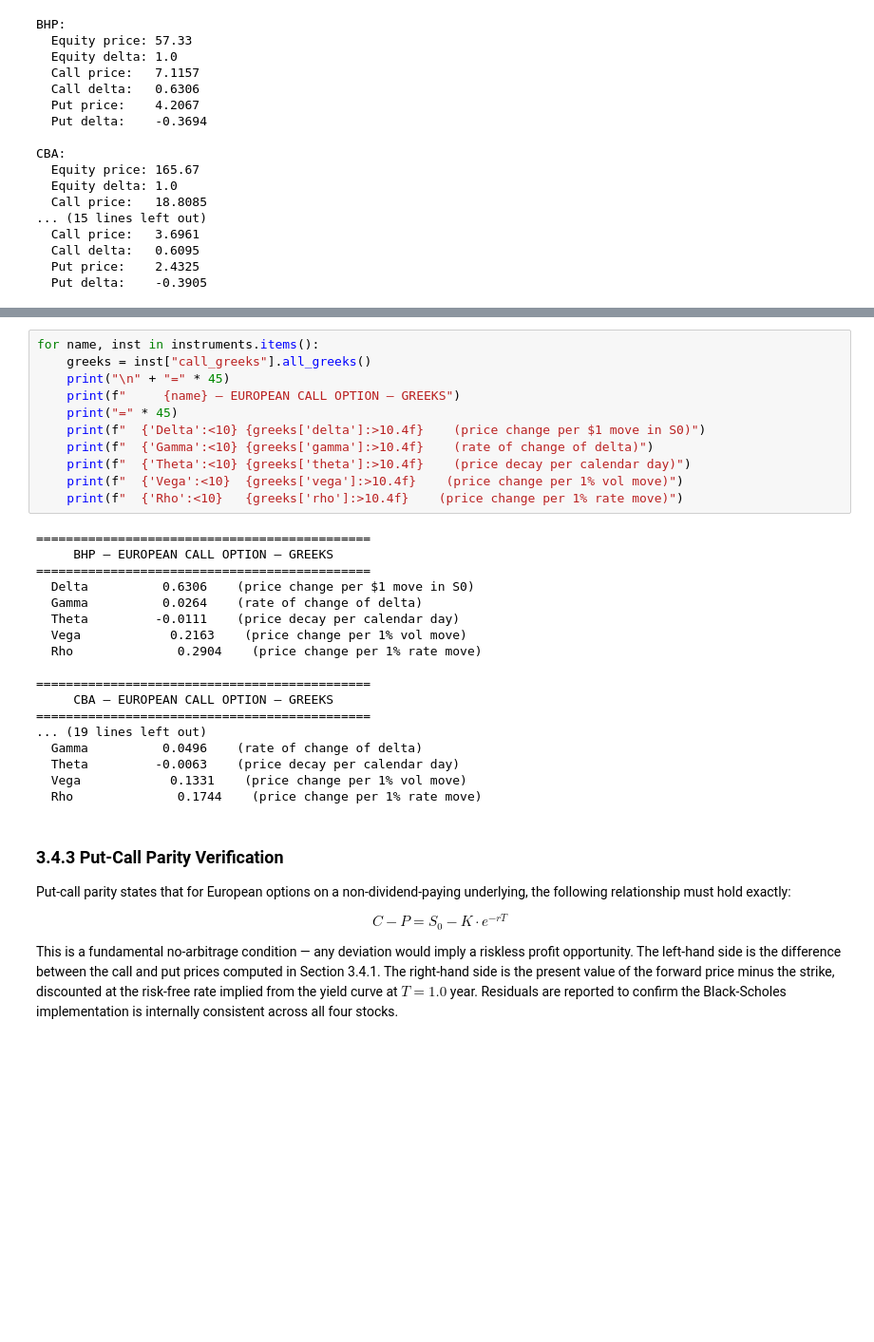
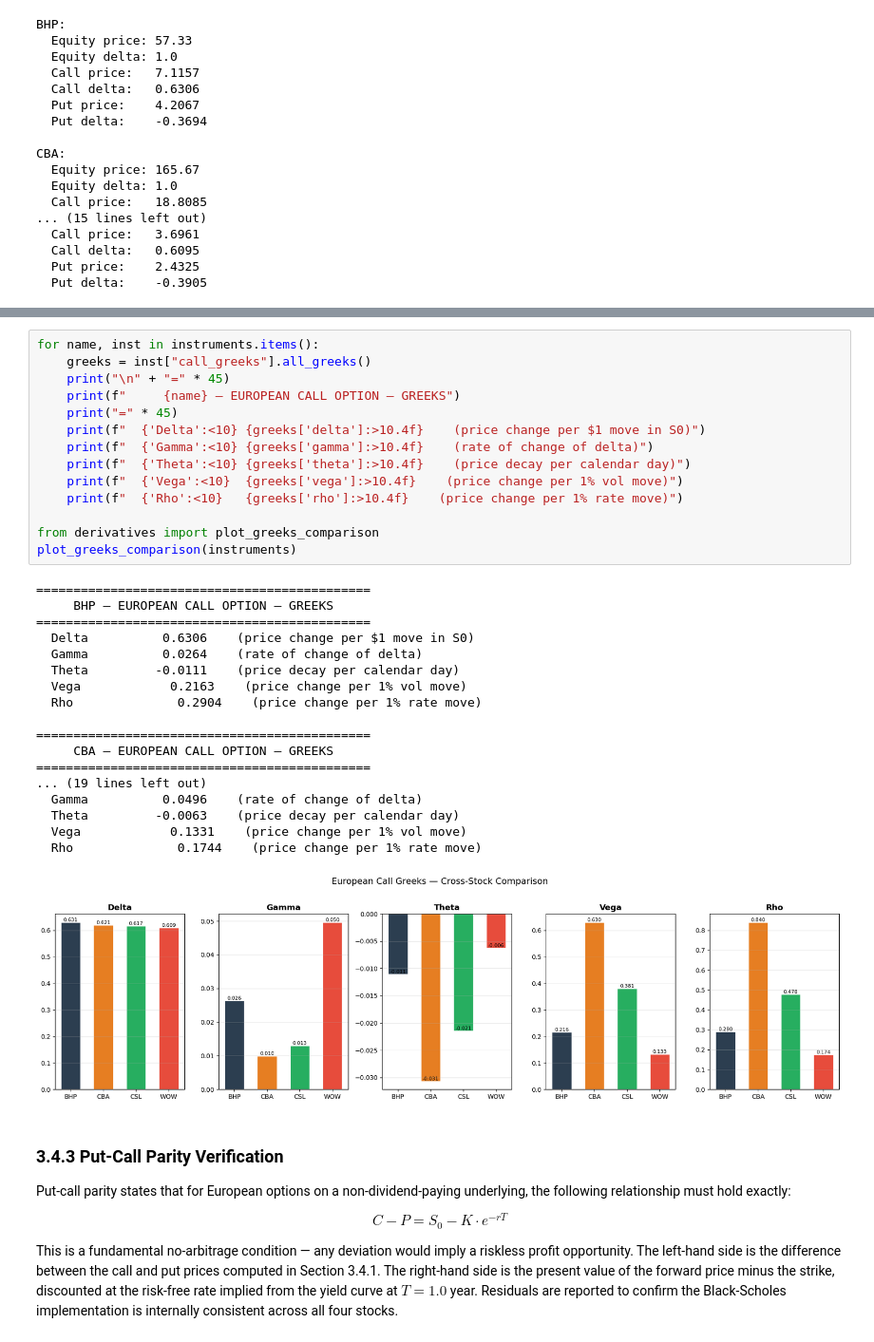
Before and after one commit to alicepini981-sudo/T4-Group-4-FINM3422-A3, a Jupyter notebook: notebooks/trading_desk_analysis.ipynb, the cells around one changed output, grey strips where cells are left out. Shown at 95% size. Cells and saved outputs as stored; diff of their text form; blank space fills up the shorter version.

```diff
--- a/notebooks/trading_desk_analysis.ipynb
+++ b/notebooks/trading_desk_analysis.ipynb
@@ -312,32 +320,36 @@ call by $0.63
 # %%
 for name, inst in instruments.items():
     greeks = inst["call_greeks"].all_greeks()
     print("\n" + "=" * 45)
     print(f"     {name} — EUROPEAN CALL OPTION — GREEKS")
     print("=" * 45)
     print(f"  {'Delta':<10} {greeks['delta']:>10.4f}    (price change per $1 move in S0)")
     print(f"  {'Gamma':<10} {greeks['gamma']:>10.4f}    (rate of change of delta)")
     print(f"  {'Theta':<10} {greeks['theta']:>10.4f}    (price decay per calendar day)")
     print(f"  {'Vega':<10}  {greeks['vega']:>10.4f}    (price change per 1% vol move)")
     print(f"  {'Rho':<10}   {greeks['rho']:>10.4f}    (price change per 1% rate move)")
+
+from derivatives import plot_greeks_comparison
+plot_greeks_comparison(instruments)
 # %% [output]
 =============================================
      BHP — EUROPEAN CALL OPTION — GREEKS
 =============================================
   Delta          0.6306    (price change per $1 move in S0)
   Gamma          0.0264    (rate of change of delta)
   Theta         -0.0111    (price decay per calendar day)
   Vega            0.2163    (price change per 1% vol move)
   Rho              0.2904    (price change per 1% rate move)
 
 =============================================
      CBA — EUROPEAN CALL OPTION — GREEKS
 =============================================
 ... (19 lines left out)
   Gamma          0.0496    (rate of change of delta)
   Theta         -0.0063    (price decay per calendar day)
   Vega            0.1331    (price change per 1% vol move)
   Rho              0.1744    (price change per 1% rate move)
+[figure, added]
 # %% [markdown]
 ### 3.4.3 Put-Call Parity Verification
 
```
Also changed, not shown: parts of 6 cells of this notebook.
